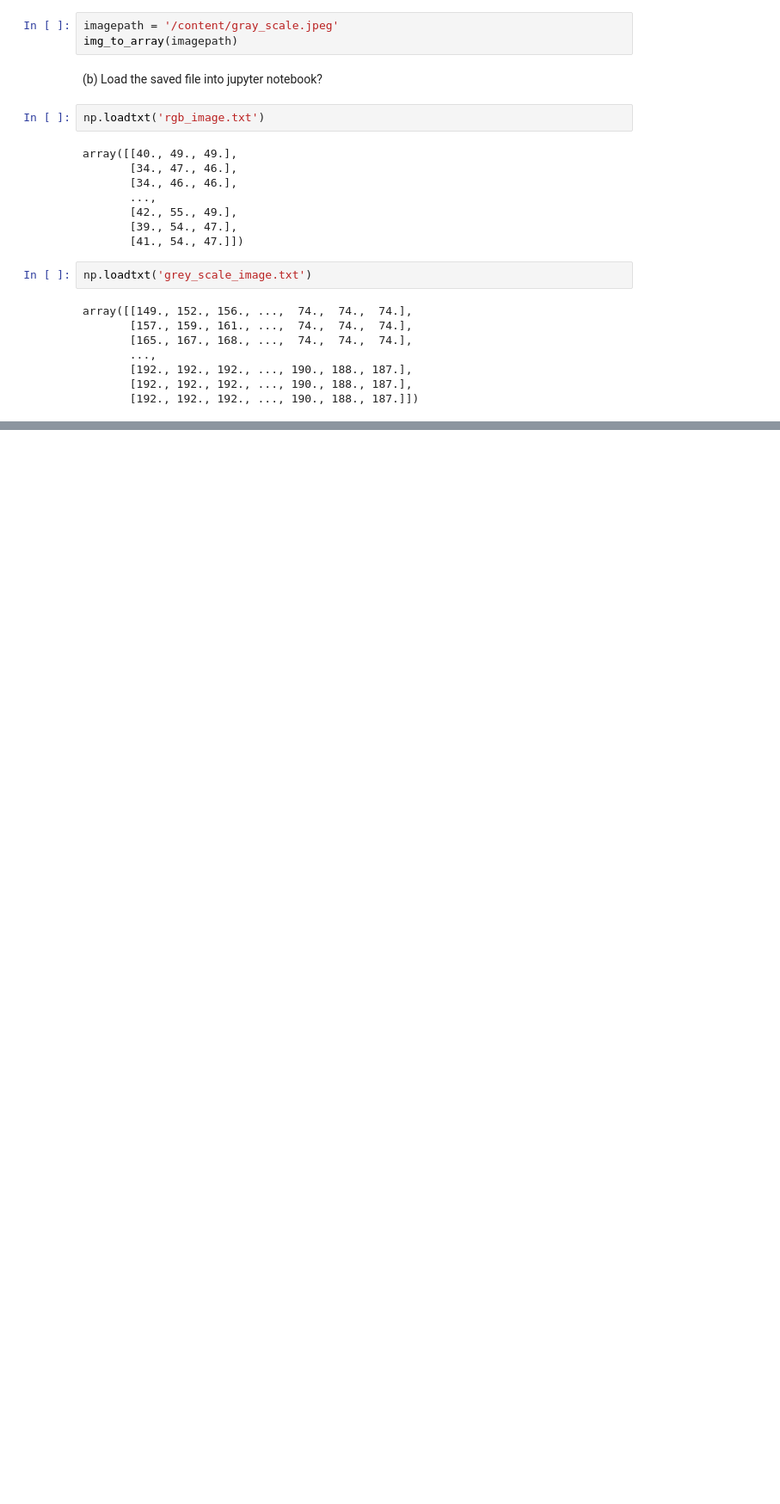
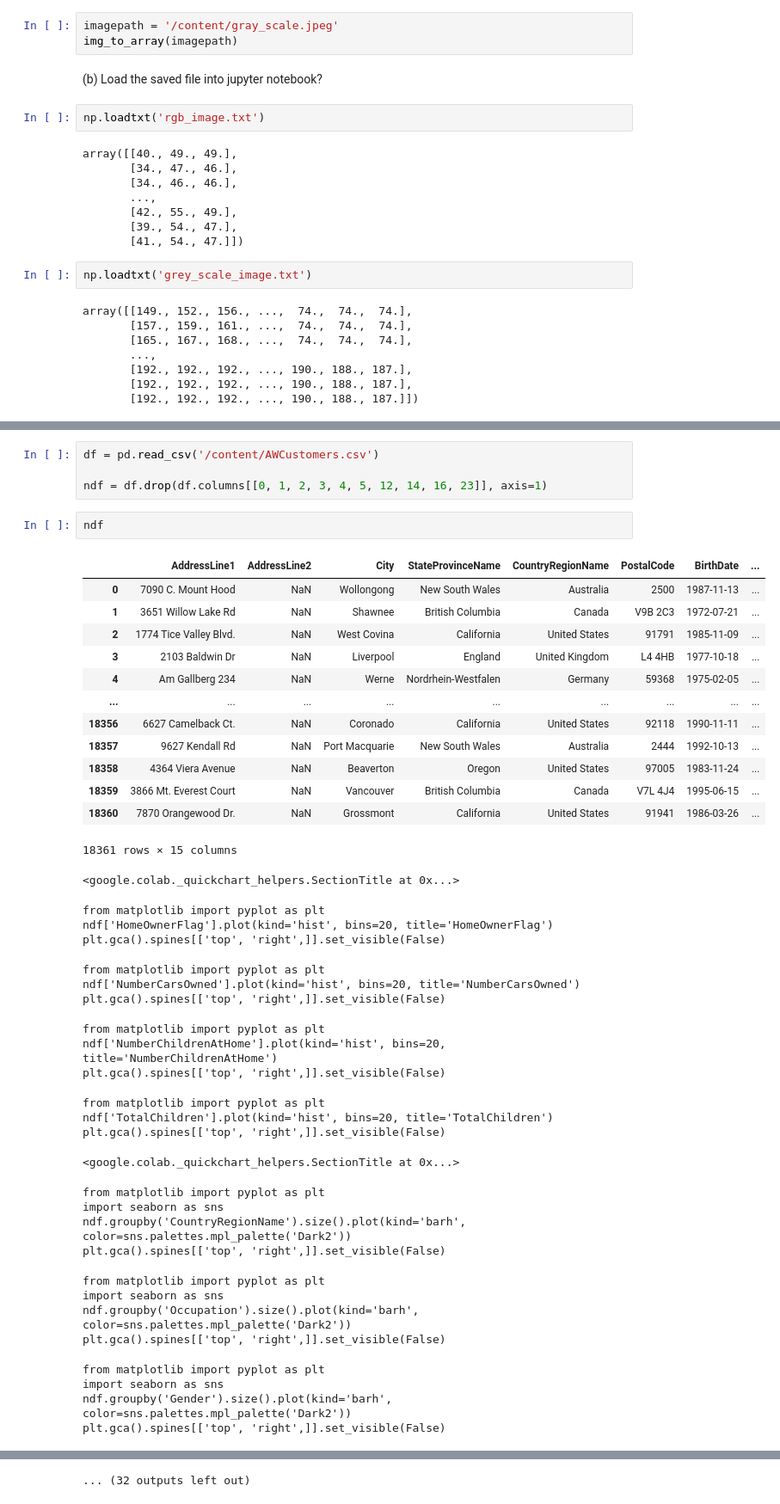
Before and after one commit to PurpleHyacinth120/ML-Lab, a Jupyter notebook: ML_Lab_Notebook.ipynb, the cells around one changed output, grey strips where cells are left out. Shown at 86% size. Drawn from its saved outputs; the diff is of its cells as text; blank space fills up the shorter version.

```diff
--- a/ML_Lab_Notebook.ipynb
+++ b/ML_Lab_Notebook.ipynb
@@ -332,0 +355,46 @@ array([[149., 152., 156., ...,  74.,  74.,  74.],
+# %%
+df = pd.read_csv('/content/AWCustomers.csv')
+
+ndf = df.drop(df.columns[[0, 1, 2, 3, 4, 5, 12, 14, 16, 23]], axis=1)
+# %%
+ndf
+# %% [output]
+|  | AddressLine1 | AddressLine2 | City | StateProvinceName | CountryRegionName | PostalCode | BirthDate | ... |
+| 0 | 7090 C. Mount Hood | NaN | Wollongong | New South Wales | Australia | 2500 | 1987-11-13 | ... |
+| 1 | 3651 Willow Lake Rd | NaN | Shawnee | British Columbia | Canada | V9B 2C3 | 1972-07-21 | ... |
+| 2 | 1774 Tice Valley Blvd. | NaN | West Covina | California | United States | 91791 | 1985-11-09 | ... |
+| 3 | 2103 Baldwin Dr | NaN | Liverpool | England | United Kingdom | L4 4HB | 1977-10-18 | ... |
+| 4 | Am Gallberg 234 | NaN | Werne | Nordrhein-Westfalen | Germany | 59368 | 1975-02-05 | ... |
+| ... | ... | ... | ... | ... | ... | ... | ... | ... |
+| 18356 | 6627 Camelback Ct. | NaN | Coronado | California | United States | 92118 | 1990-11-11 | ... |
+| 18357 | 9627 Kendall Rd | NaN | Port Macquarie | New South Wales | Australia | 2444 | 1992-10-13 | ... |
+| 18358 | 4364 Viera Avenue | NaN | Beaverton | Oregon | United States | 97005 | 1983-11-24 | ... |
+| 18359 | 3866 Mt. Everest Court | NaN | Vancouver | British Columbia | Canada | V7L 4J4 | 1995-06-15 | ... |
+| 18360 | 7870 Orangewood Dr. | NaN | Grossmont | California | United States | 91941 | 1986-03-26 | ... |
+18361 rows × 15 columns
+<google.colab._quickchart_helpers.SectionTitle at 0x...>
+from matplotlib import pyplot as plt
+ndf['HomeOwnerFlag'].plot(kind='hist', bins=20, title='HomeOwnerFlag')
+plt.gca().spines[['top', 'right',]].set_visible(False)
+from matplotlib import pyplot as plt
+ndf['NumberCarsOwned'].plot(kind='hist', bins=20, title='NumberCarsOwned')
+plt.gca().spines[['top', 'right',]].set_visible(False)
+from matplotlib import pyplot as plt
+ndf['NumberChildrenAtHome'].plot(kind='hist', bins=20, title='NumberChildrenAtHome')
+plt.gca().spines[['top', 'right',]].set_visible(False)
+from matplotlib import pyplot as plt
+ndf['TotalChildren'].plot(kind='hist', bins=20, title='TotalChildren')
+plt.gca().spines[['top', 'right',]].set_visible(False)
+<google.colab._quickchart_helpers.SectionTitle at 0x...>
+from matplotlib import pyplot as plt
+import seaborn as sns
+ndf.groupby('CountryRegionName').size().plot(kind='barh', color=sns.palettes.mpl_palette('Dark2'))
+plt.gca().spines[['top', 'right',]].set_visible(False)
+from matplotlib import pyplot as plt
+import seaborn as sns
+ndf.groupby('Occupation').size().plot(kind='barh', color=sns.palettes.mpl_palette('Dark2'))
+plt.gca().spines[['top', 'right',]].set_visible(False)
+from matplotlib import pyplot as plt
+import seaborn as sns
+ndf.groupby('Gender').size().plot(kind='barh', color=sns.palettes.mpl_palette('Dark2'))
+plt.gca().spines[['top', 'right',]].set_visible(False)
@@ -332,0 +405 @@ array([[149., 152., 156., ...,  74.,  74.,  74.],
+... (32 outputs left out)
```
Also changed, not shown: parts of 4 cells of this notebook.
